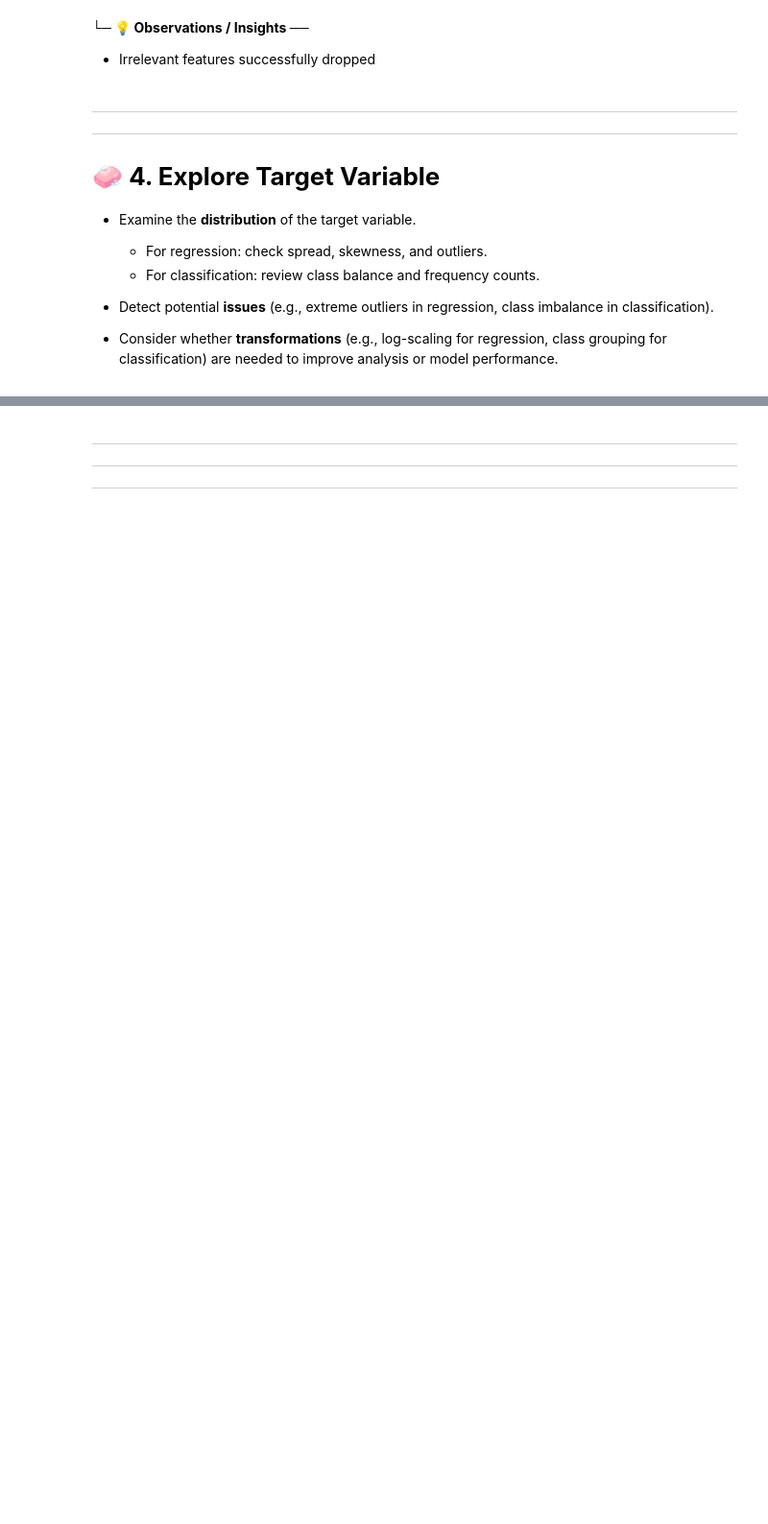
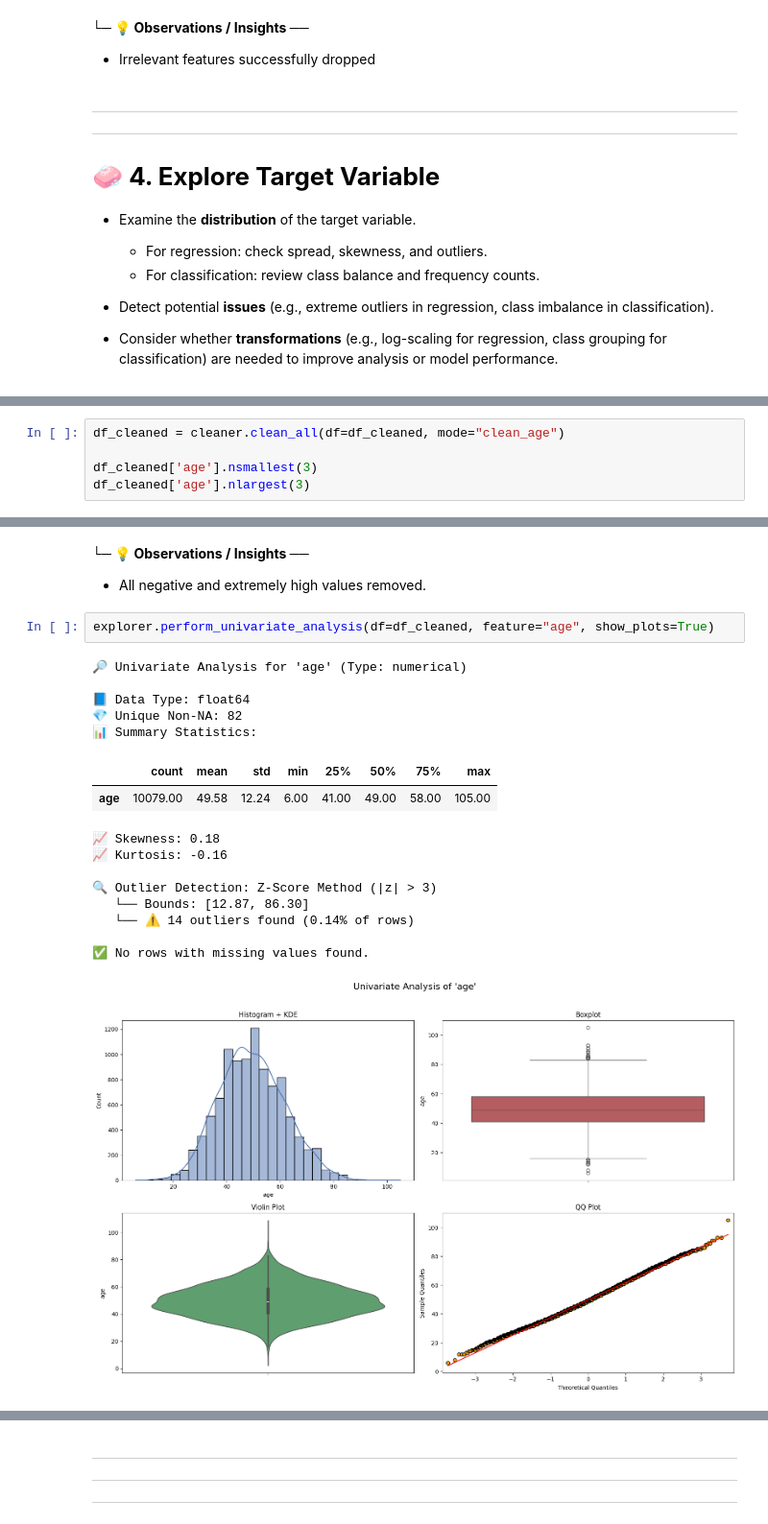
Before and after one commit to JoelNgiamKeeYong/ezflow-supervised-ml, a Jupyter notebook: notebooks/03_data_cleaning.ipynb, the cells around one changed output, grey strips where cells are left out. Shown at 96% size. Cells and saved outputs as stored; diff of their text form; blank space fills up the shorter version.

```diff
--- a/notebooks/03_data_cleaning.ipynb
+++ b/notebooks/03_data_cleaning.ipynb
@@ -250,0 +305,5 @@ explorer.perform_univariate_analysis(df=df_non_outliers, feature='shares', show_
+# %%
+df_cleaned = cleaner.clean_all(df=df_cleaned, mode="clean_age")
+
+df_cleaned['age'].nsmallest(3)
+df_cleaned['age'].nlargest(3)
@@ -250,0 +322,23 @@ explorer.perform_univariate_analysis(df=df_non_outliers, feature='shares', show_
+# %% [markdown]
+**└─ 💡 Observations / Insights ──**
+
+- All negative and extremely high values removed.
+# %%
+explorer.perform_univariate_analysis(df=df_cleaned, feature="age", show_plots=True)
+# %% [output]
+🔎 Univariate Analysis for 'age' (Type: numerical)
+
+📘 Data Type: float64
+💎 Unique Non-NA: 82
+📊 Summary Statistics:
+|  | count | mean | std | min | 25% | 50% | 75% | max |
+| age | 10079.00 | 49.58 | 12.24 | 6.00 | 41.00 | 49.00 | 58.00 | 105.00 |
+📈 Skewness: 0.18
+📈 Kurtosis: -0.16
+
+🔍 Outlier Detection: Z-Score Method (|z| > 3)
+   └── Bounds: [12.87, 86.30]
+   └── ⚠️ 14 outliers found (0.14% of rows)
+
+✅ No rows with missing values found.
+[figure, added]
```
Also changed, not shown: parts of 80 cells of this notebook, 18 other files.
